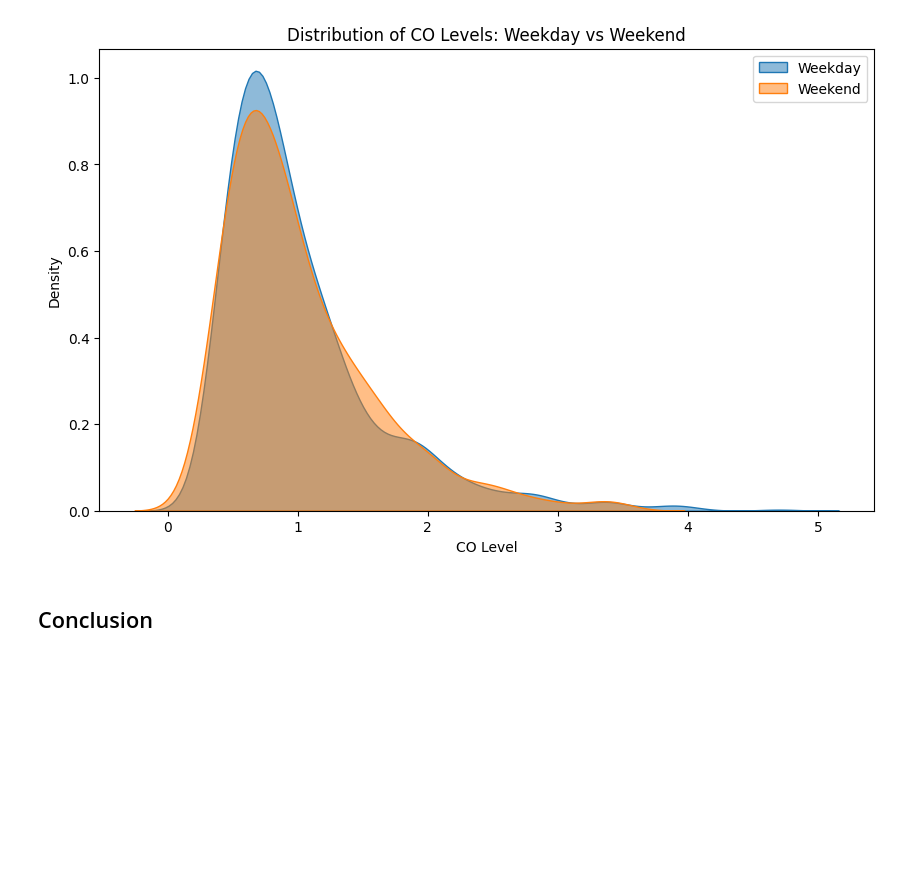
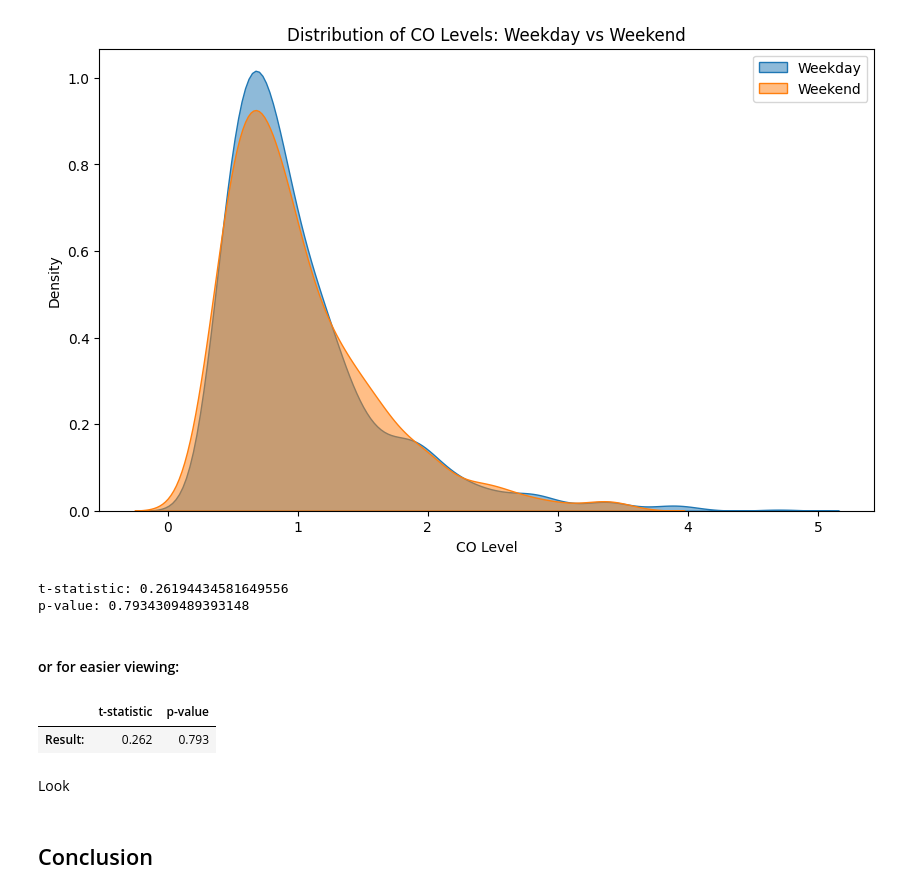
Before and after one commit to jfleege/delhi-air-quality-analysis, a Jupyter notebook: new-dehli-air-project.ipynb, the cells around one changed output. Drawn from its saved outputs; the diff is of its cells as text; code cells hidden in the pictures; blank space fills up the shorter version.

```diff
--- a/new-dehli-air-project.ipynb
+++ b/new-dehli-air-project.ipynb
@@ -156,5 +149,36 @@ plt.legend()
 plt.show()
 # %% [output]
 [figure]
+# %%
+# Import scripy.stats for t-test
+from scipy.stats import ttest_ind
+
+# Declaring new types to work with
+week_CO = df[df["DayType"] == "Weekday"]["CO"]
+weekend_CO = df[df["DayType"] == "Weekend"]["CO"]
+
+# Running and printing the t-test between Weekday and Weekend carbon emissions
+t_stat, p_val = ttest_ind(week_CO, weekend_CO, equal_var=False)  # t-test
+print("t-statistic:", t_stat)
+print("p-value:", p_val)
+# %% [output]
+t-statistic: 0.26194434581649556
+p-value: 0.7934309489393148
+# %% [markdown]
+#### or for easier viewing:
+# %%
+# Creating and displaying a summary of the t-test and p-value
+second_summary_table = pd.DataFrame({
+    't-statistic': [0.26194434581649556],
+    'p-value': [0.7934309489393148]
+}, index=['Result:'])
+
+# Display the table
+display(second_summary_table.round(3))
+# %% [output]
+|  | t-statistic | p-value |
+| Result: | 0.262 | 0.793 |
+# %% [markdown]
+Look
 # %% [markdown]
 ## Conclusion
```
Also changed, not shown: parts of 7 cells of this notebook.
